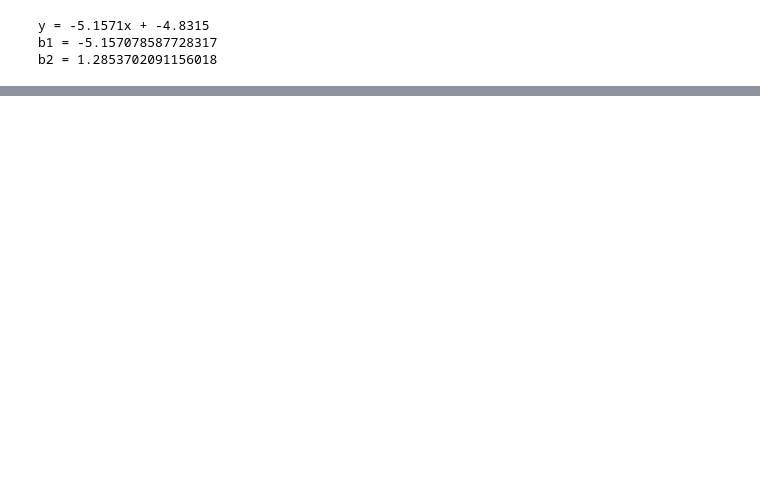
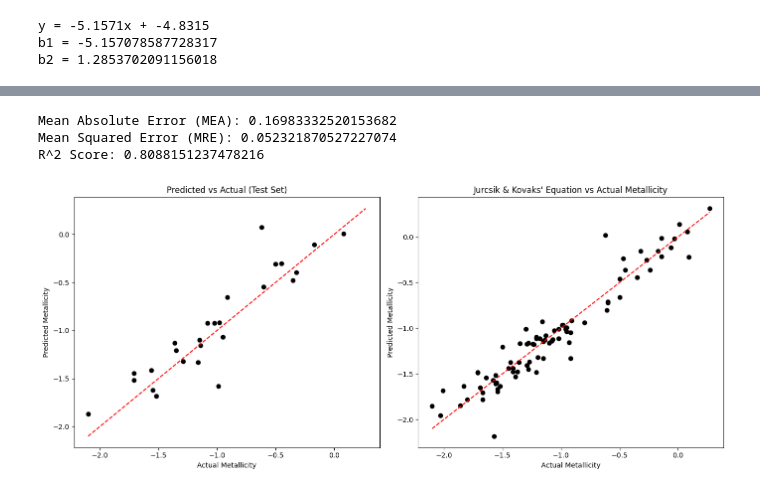
Before and after one commit to cutewitchboy/blink, a Jupyter notebook: notebooks/blink.ipynb, the cells around one changed output, grey strips where cells are left out. Cells and saved outputs as stored; diff of their text form; code cells hidden in the pictures; blank space fills up the shorter version.

```diff
--- a/notebooks/blink.ipynb
+++ b/notebooks/blink.ipynb
@@ -109,7 +121,7 @@ jk_df
 # %% [markdown]
 # Finish up setting up the dataframe to recreate Jurcsik and Jovacs' equation
 # %%
-X = jk_df[["period", "Phi31"]]
+X = jk_df[["period", "phi31"]]
 y = jk_df["metallicity"]
 
 model = LinearRegression()
@@ -232,0 +247,9 @@ b2 = 1.2853702091156018
+# %%
+test_df = pd.DataFrame()
+test_df["period"] = df["period"]
+
+append_amp_ratios(df, test_df)
+append_phi_diff(df, test_df)
+
+test_df["metallicity"] = df["metallicity"]
+test_df
@@ -232,0 +318,9 @@ b2 = 1.2853702091156018
+# %%
+param_filter = []
+
+for i, row in coef_df.iterrows():
+    greater = abs(row["Coefficients"])> 0.15
+
+    if greater:
+        param_filter.append(row["Parameters"])
+        print(row["Parameters"],row["Coefficients"])
@@ -232,0 +347,58 @@ b2 = 1.2853702091156018
+# %%
+
+
+# TODO: There's a way to shuffle parameter combinations, one is random another is more nuanced, with this filter we could probably achiever better results
+# see https://www.kaggle.com/code/kavisekar/features-selection-in-multiple-linear-regression
+#
+
+X = test_df.filter(param_filter)
+y = jk_df["metallicity"]
+
+model.fit(X,y)
+
+x_train, x_test, y_train, y_test = train_test_split(X, y, test_size=0.3, random_state=4)
+
+model.fit(x_train, y_train)
+
+y_predict_test = model.predict(x_test)
+y_predict_all = model.predict(X)
+
+print(f"Mean Absolute Error (MEA): {mean_absolute_error(y_test, y_predict_test)}")
+
+print(f"Mean Squared Error (MRE): {mean_squared_error(y_test, y_predict_test)}")
+
+print(f"R^2 Score: {model.score(x_test, y_test)}")
+
+
+
+fig, axes = plt.subplots(1, 2, figsize=(14, 6))
+
+axes[0].scatter(y_test, y_predict_test, color="black")
+lims_test = [
+    min(y_test.min(), y_predict_test.min()), max(y.max(), y_predict_test.max())
+    ]
+axes[0].plot(lims_test, lims_test, 'r--')
+axes[0].set_xlabel("Actual Metallicity")
+axes[0].set_ylabel("Predicted Metallicity")
+axes[0].set_title("Predicted vs Actual (Test Set)")
+
+
+Fe_on_H = blink_util.get_FoH(df, verbose=False)
+
+
+axes[1].scatter(y, Fe_on_H, color="black")
+lims_all = [min(y.min(), y_predict_all.min()), max(y.max(), y_predict_all.max())]
+axes[1].plot(lims_all, lims_all, 'r--')
+axes[1].set_xlabel("Actual Metallicity")
+axes[1].set_ylabel("Predicted Metallicity")
+axes[1].set_title("Jurcsik & Kovaks' Equation vs Actual Metallicity")
+
+plt.tight_layout()
+plt.show()
+
+#Setting up Predicted vs. Actual for test data and the full set.
+# %% [output]
+Mean Absolute Error (MEA): 0.16983332520153682
+Mean Squared Error (MRE): 0.052321870527227074
+R^2 Score: 0.8088151237478216
+[figure, added]
```
Also changed, not shown: parts of 11 cells of this notebook.
